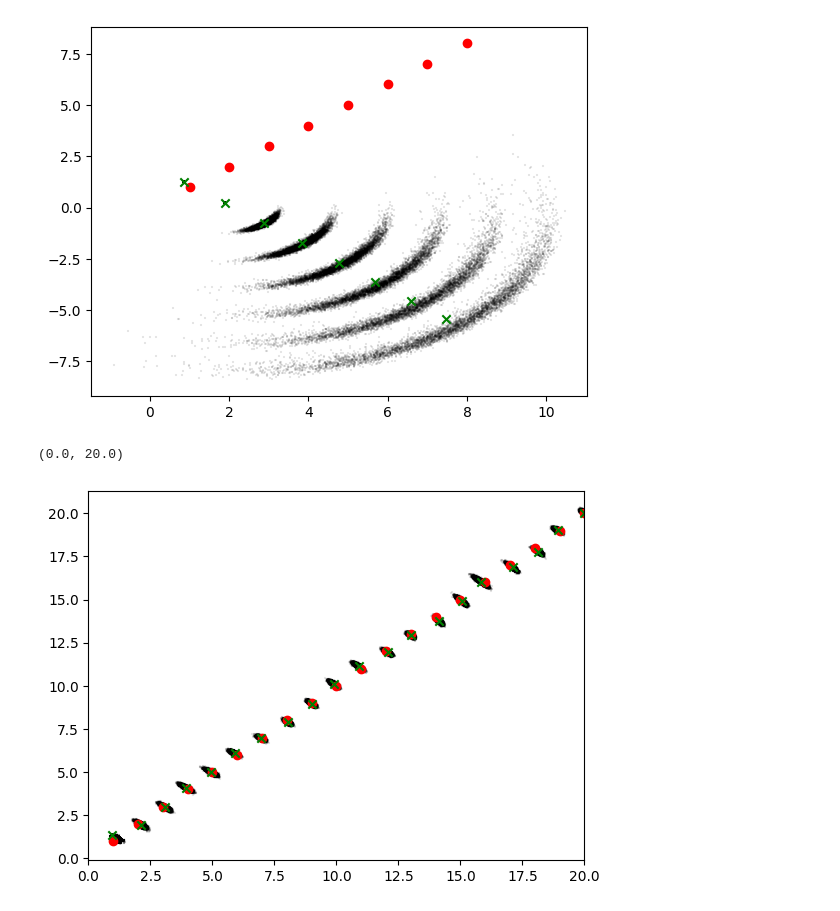
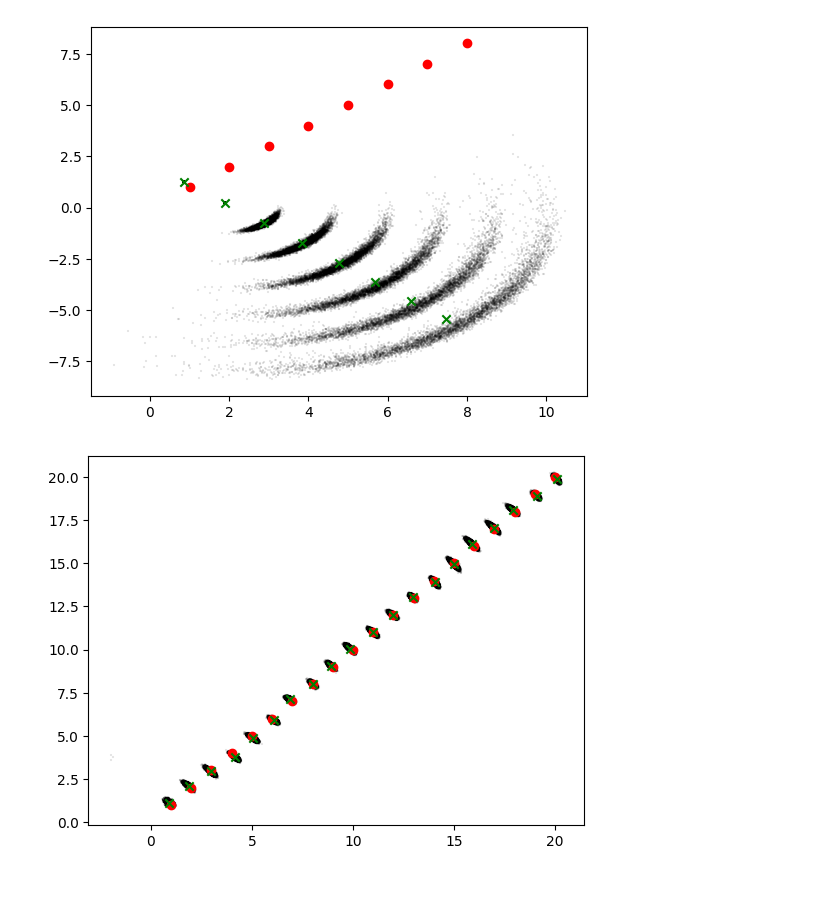
Before and after one commit to changmin-yu/particle-filtering-playground, a Jupyter notebook: notebooks/robot_navigation.ipynb, the cells around one changed output. Cells and saved outputs as stored; diff of their text form; code cells hidden in the pictures.

Commit message:
increasing number of particles in evaluations

```diff
--- a/notebooks/robot_navigation.ipynb
+++ b/notebooks/robot_navigation.ipynb
@@ -38,17 +38,15 @@ for i in range(8):
 # %%
 # using Gaussian initialisation around the initial state
 
-true_state_history, estimate_state_history, particle_history = main(seed=6, init="gaussian", save_particles=True, num_iters=50, num_particles=20000)
+true_state_history, estimate_state_history, particle_history = main(seed=6, init="gaussian", save_particles=True, num_iters=200, num_particles=50000)
 # %%
 fig, ax = plt.subplots()
 for i in range(20):
     ax.scatter(particle_history[i][:, 0], particle_history[i][:, 1], s=1, marker="+", label=str(i), alpha=0.1, color="k")
     ax.scatter(true_state_history[i][0], true_state_history[i][1], color="red")
     ax.scatter(estimate_state_history[i][0][0], estimate_state_history[i][0][1], color="green", marker="x")
-ax.set_xlim(0, 20)
 # %% [output]
-(0.0, 20.0)
-[figure, old version]
+[figure, new version]
 # %%
 particle_history_loc = [arr[:, :-1] for arr in particle_history]
 gaussian_cdf_evaluation(particle_history_loc, true_state_history)
```
Also changed, not shown: parts of 1 cell of this notebook.
